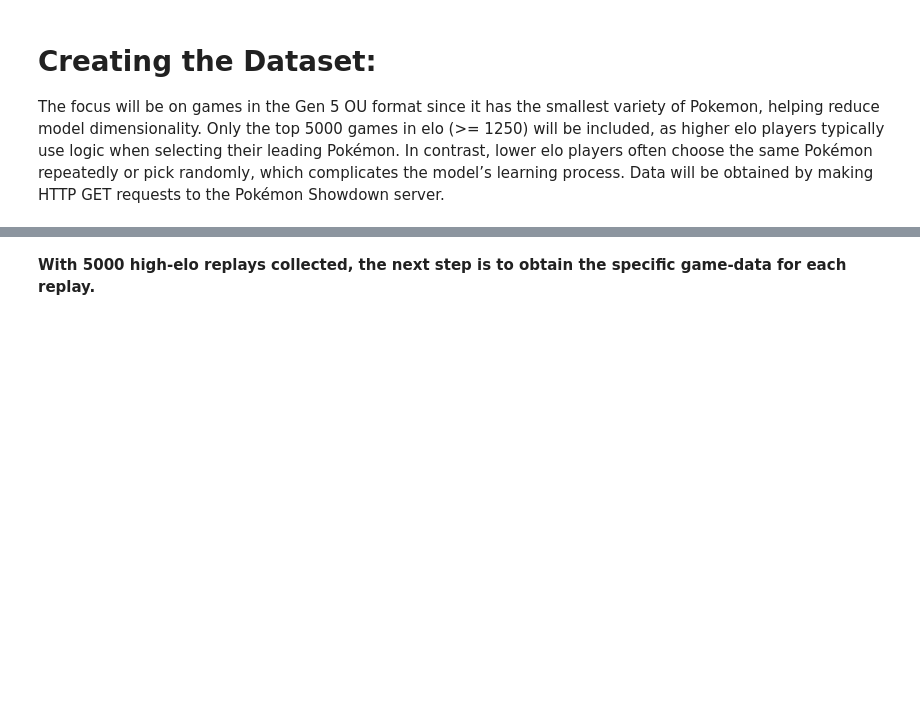
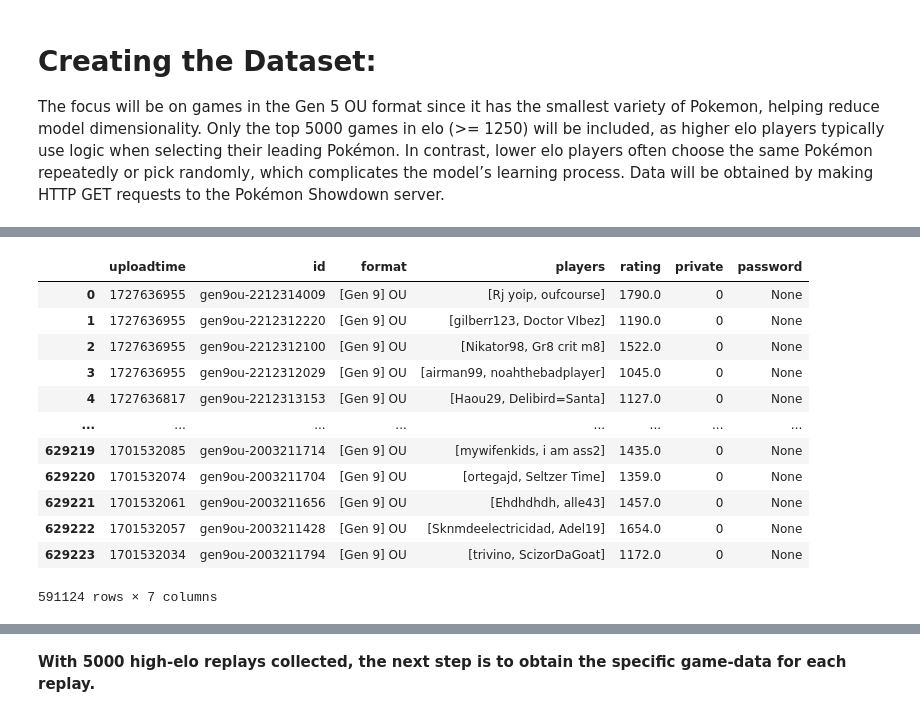
Before and after one commit to nick-kann/Xatu-AI, a Jupyter notebook: BuildDataset.ipynb, the cells around one changed output, grey strips where cells are left out. Cells and saved outputs as stored; diff of their text form; code cells hidden in the pictures; blank space fills up the shorter version.

```diff
--- a/BuildDataset.ipynb
+++ b/BuildDataset.ipynb
@@ -60,0 +68,17 @@ df
+# %%
+df = df.dropna(subset=['rating'])
+df
+# %% [output]
+|  | uploadtime | id | format | players | rating | private | password |
+| 0 | 1727636955 | gen9ou-2212314009 | [Gen 9] OU | [Rj yoip, oufcourse] | 1790.0 | 0 | None |
+| 1 | 1727636955 | gen9ou-2212312220 | [Gen 9] OU | [gilberr123, Doctor VIbez] | 1190.0 | 0 | None |
+| 2 | 1727636955 | gen9ou-2212312100 | [Gen 9] OU | [Nikator98, Gr8 crit m8] | 1522.0 | 0 | None |
+| 3 | 1727636955 | gen9ou-2212312029 | [Gen 9] OU | [airman99, noahthebadplayer] | 1045.0 | 0 | None |
+| 4 | 1727636817 | gen9ou-2212313153 | [Gen 9] OU | [Haou29, Delibird=Santa] | 1127.0 | 0 | None |
+| ... | ... | ... | ... | ... | ... | ... | ... |
+| 629219 | 1701532085 | gen9ou-2003211714 | [Gen 9] OU | [mywifenkids, i am ass2] | 1435.0 | 0 | None |
+| 629220 | 1701532074 | gen9ou-2003211704 | [Gen 9] OU | [ortegajd, Seltzer Time] | 1359.0 | 0 | None |
+| 629221 | 1701532061 | gen9ou-2003211656 | [Gen 9] OU | [Ehdhdhdh, alle43] | 1457.0 | 0 | None |
+| 629222 | 1701532057 | gen9ou-2003211428 | [Gen 9] OU | [Sknmdeelectricidad, Adel19] | 1654.0 | 0 | None |
+| 629223 | 1701532034 | gen9ou-2003211794 | [Gen 9] OU | [trivino, ScizorDaGoat] | 1172.0 | 0 | None |
+591124 rows × 7 columns
```
Also changed, not shown: parts of 5 cells of this notebook.
